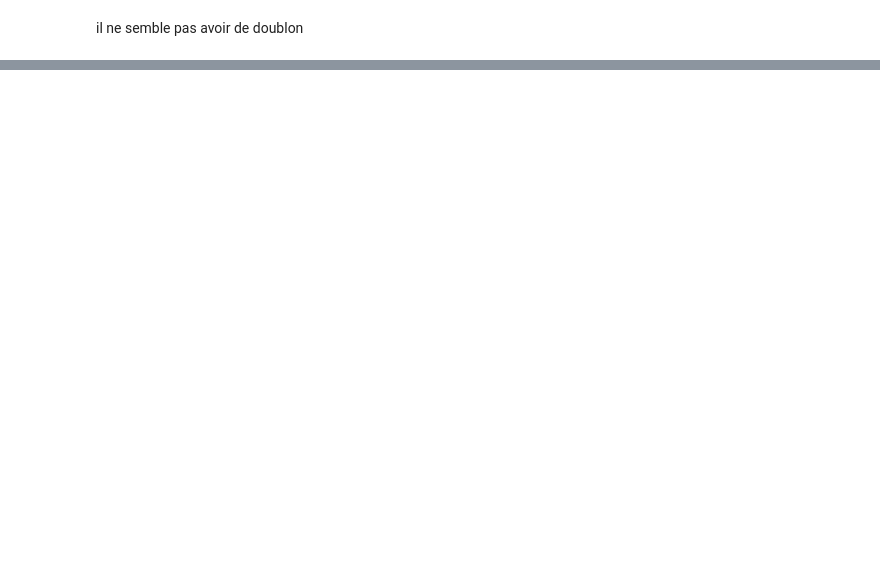
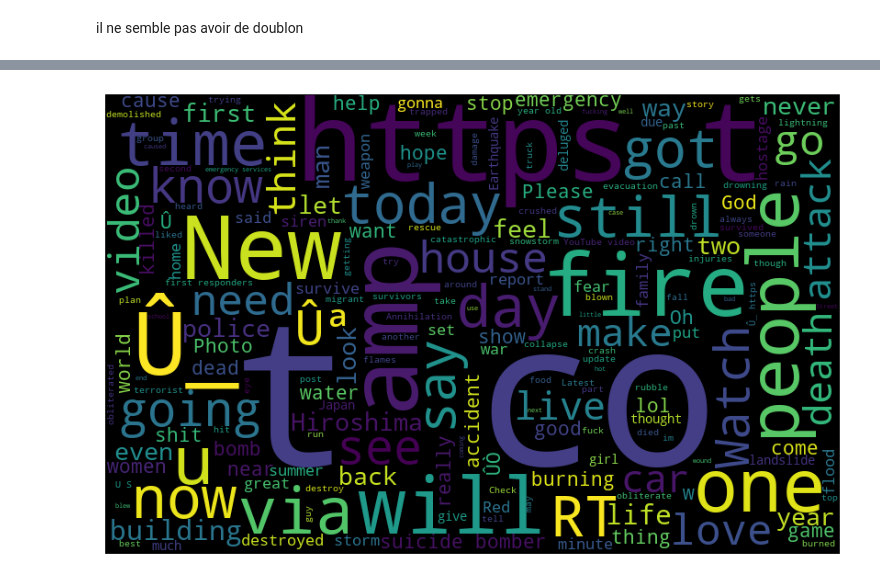
Before and after one commit to roux-michon-stehane/Eye-of-the-Emergency-projet-, a Jupyter notebook: Eye_of_the_Emergency_Notebook .ipynb, the cells around one changed output, grey strips where cells are left out. Cells and saved outputs as stored; diff of their text form; code cells hidden in the pictures; blank space fills up the shorter version.

```diff
--- a/Eye_of_the_Emergency_Notebook .ipynb
+++ b/Eye_of_the_Emergency_Notebook .ipynb
@@ -318,0 +304,2 @@ wordcloud = WordCloud(width=800, height=500, random_state=21,background_color='w
+# %%
+test = WordCloud(width=800, height=500, random_state=21,background_color ='black', ).generate(' '.join(df_test['text'].tolist()))
@@ -319,3 +322,11 @@ wordcloud = WordCloud(width=800, height=500, random_state=21,background_color='w
+# %%
+plt.figure(figsize=(8, 8), facecolor=None)
+plt.imshow(test)
+plt.axis('off')
+plt.tight_layout(pad=0)
+plt.show()
+# %% [output]
+[figure, added]
 # %%
 plt.figure(figsize=(8, 8), facecolor=None)
 plt.imshow(wordcloud_test)
```
Also changed, not shown: parts of 52 cells of this notebook.
